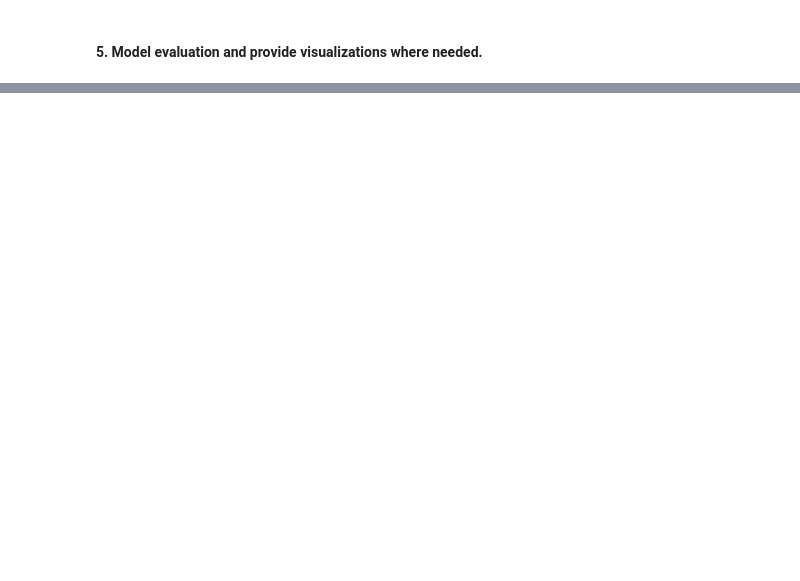
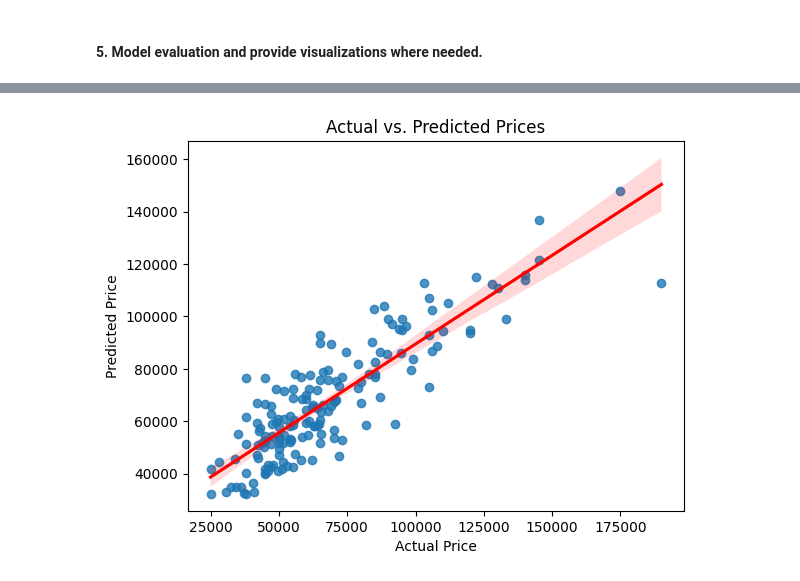
Before and after one commit to CarlosMEbratt/House-price-prediction-using-machine-learning, a Jupyter notebook: main.ipynb, the cells around one changed output, grey strips where cells are left out. Cells and saved outputs as stored; diff of their text form; code cells hidden in the pictures; blank space fills up the shorter version.

Commit message:
Modele evaluation and Viz added

```diff
--- a/main.ipynb
+++ b/main.ipynb
@@ -305,20 +310,8 @@ R2 Score: 0.7438834806183285
 from sklearn.tree import DecisionTreeRegressor
 
 # Creating an instance of the model
-model = DecisionTreeRegressor()
+model2 = DecisionTreeRegressor()
 
 # Fitting the model
-model.fit(X_train, y_train)
-
-# Making predictions
-y_pred = model.predict(X_test)
-
-# Evaluating the model with the MSE, RMSE and R2 score
-mse = mean_squared_error(y_test, y_pred)
-rmse = np.sqrt(mse)
-r2 = r2_score(y_test, y_pred)
-
-print('Mean Squared Error:', mse)
-print('Root Mean Squared Error:', rmse)
-print('R2 Score:', r2)
+fit_model(model2)
 # %% [output]
@@ -330,20 +322,8 @@ R2 Score: 0.5026365090231595
 from sklearn.ensemble import RandomForestRegressor
 
 # Creating an instance of the model
-model = RandomForestRegressor()
+model3 = RandomForestRegressor()
 
 # Fitting the model
-model.fit(X_train, y_train)
-
-# Making predictions
-y_pred = model.predict(X_test)
-
-# Evaluating the model with the MSE, RMSE and R2 score
-mse = mean_squared_error(y_test, y_pred)
-rmse = np.sqrt(mse)
-r2 = r2_score(y_test, y_pred)
-
-print('Mean Squared Error:', mse)
-print('Root Mean Squared Error:', rmse)
-print('R2 Score:', r2)
+fit_model(model3)
 # %% [output]
@@ -384,0 +362,9 @@ plt.barh(feature_names, rf_feature_importances, color='skyblue', label='Random F
+# %%
+# regplot of the actual vs predicted prices
+sns.regplot(x=y_test, y=y_pred, line_kws={"color": "red"})
+plt.xlabel("Actual Price")
+plt.ylabel("Predicted Price")
+plt.title("Actual vs. Predicted Prices")
+plt.show()
+# %% [output]
+[figure, added]
```
Also changed, not shown: parts of 9 cells of this notebook.
